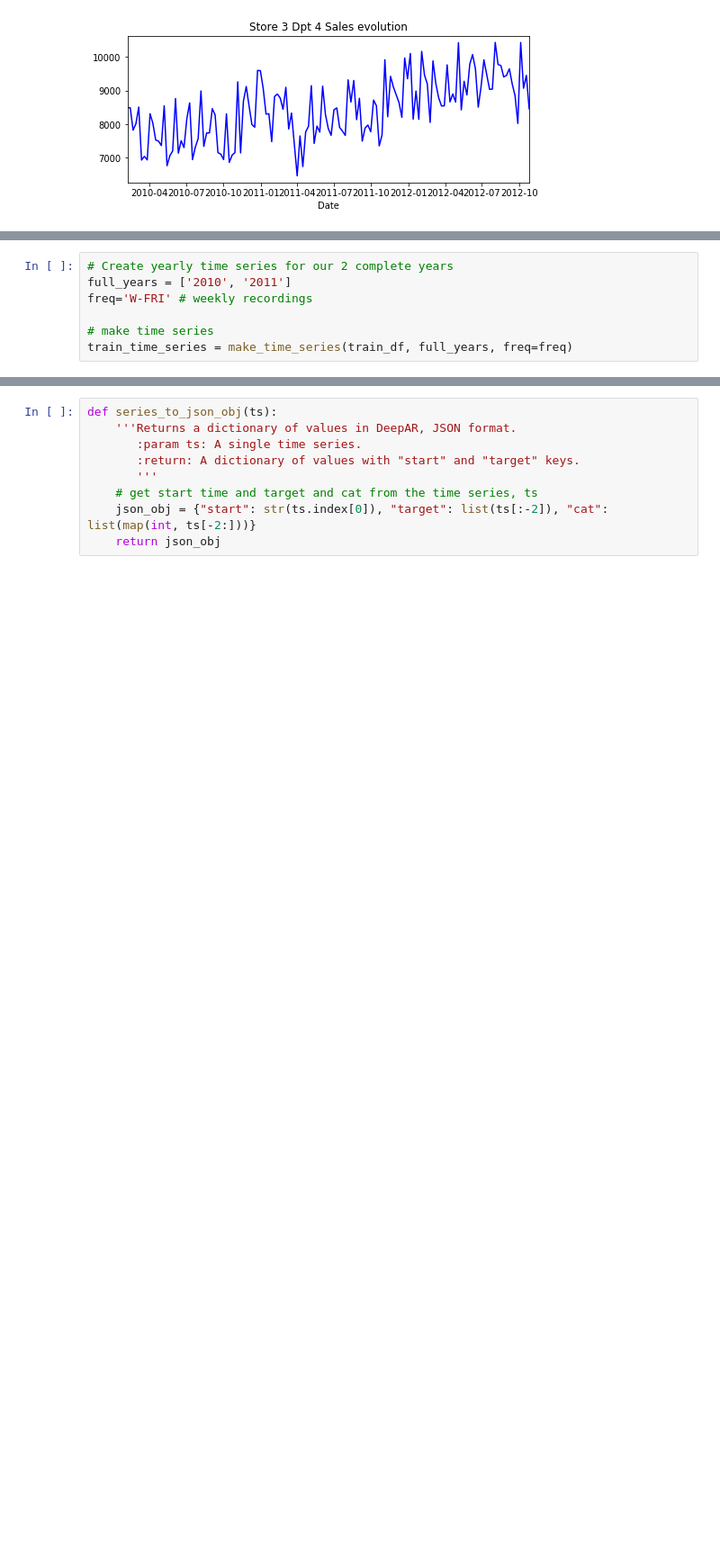
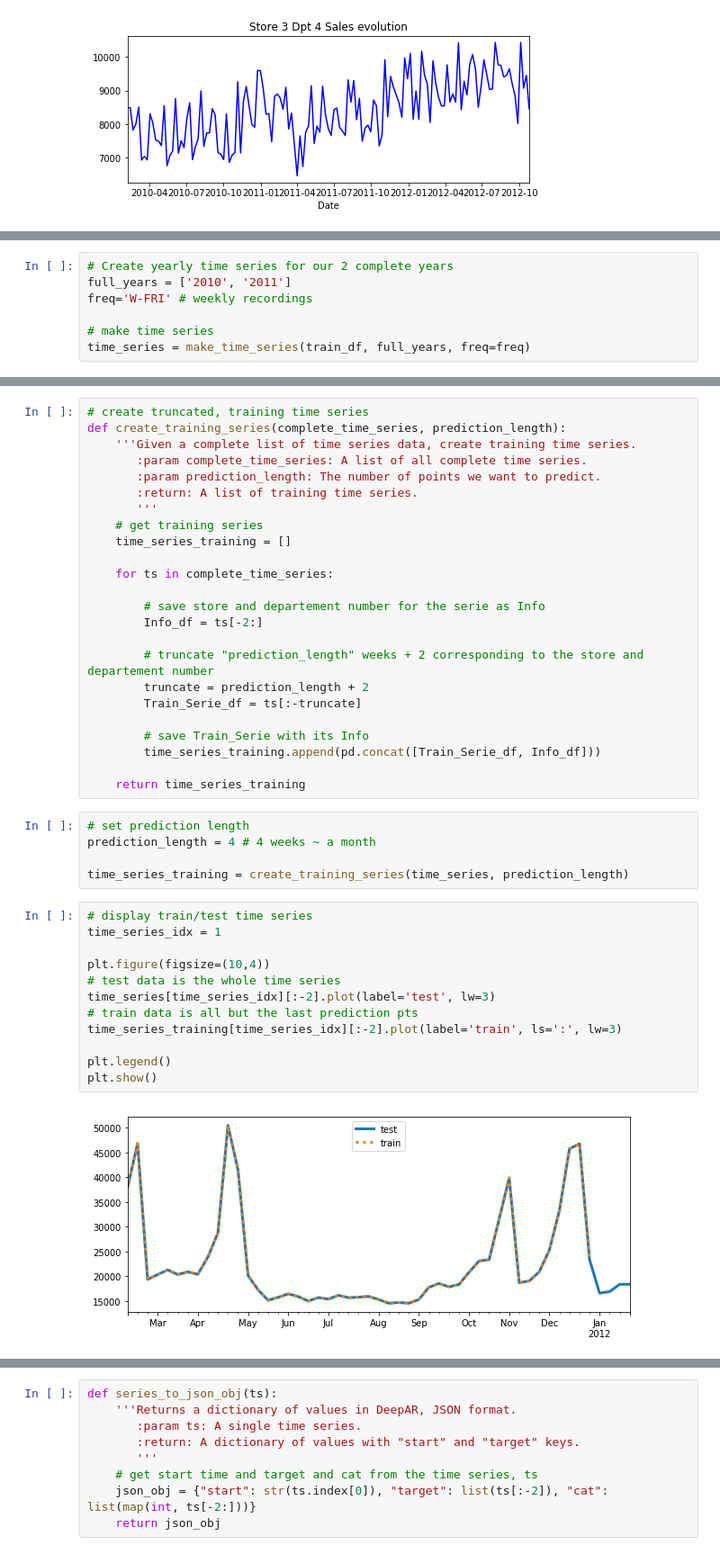
Before and after one commit to Corentin-M/Sales_forecasting, a Jupyter notebook: DeepAR_NoFeatures.ipynb, the cells around one changed output, grey strips where cells are left out. Shown at 90% size. Saved outputs shown, nothing was run; the diff lists cells and outputs as text; blank space fills up the shorter version.

Commit message:
Create training series and instantiate DeepAR Estimator

```diff
--- a/DeepAR_NoFeatures.ipynb
+++ b/DeepAR_NoFeatures.ipynb
@@ -96,7 +110,7 @@ full_years = ['2010', '2011']
 freq='W-FRI' # weekly recordings
 
 # make time series
-train_time_series = make_time_series(train_df, full_years, freq=freq)
+time_series = make_time_series(train_df, full_years, freq=freq)
 # %%
 # display first time series
 time_series_idx = 0
@@ -109,0 +126,43 @@ plt.show()
+# %%
+# create truncated, training time series
+def create_training_series(complete_time_series, prediction_length):
+    '''Given a complete list of time series data, create training time series.
+       :param complete_time_series: A list of all complete time series.
+       :param prediction_length: The number of points we want to predict.
+       :return: A list of training time series.
+       '''
+    # get training series
+    time_series_training = []
+
+    for ts in complete_time_series:
+
+        # save store and departement number for the serie as Info
+        Info_df = ts[-2:]
+
+        # truncate "prediction_length" weeks + 2 corresponding to the store and departement number
+        truncate = prediction_length + 2
+        Train_Serie_df = ts[:-truncate]
+
+        # save Train_Serie with its Info
+        time_series_training.append(pd.concat([Train_Serie_df, Info_df]))
+
+    return time_series_training
+# %%
+# set prediction length
+prediction_length = 4 # 4 weeks ~ a month
+
+time_series_training = create_training_series(time_series, prediction_length)
+# %%
+# display train/test time series
+time_series_idx = 1
+
+plt.figure(figsize=(10,4))
+# test data is the whole time series
+time_series[time_series_idx][:-2].plot(label='test', lw=3)
+# train data is all but the last prediction pts
+time_series_training[time_series_idx][:-2].plot(label='train', ls=':', lw=3)
+
+plt.legend()
+plt.show()
+# %% [output]
+[figure, added]
```
Also changed, not shown: parts of 27 cells of this notebook.
